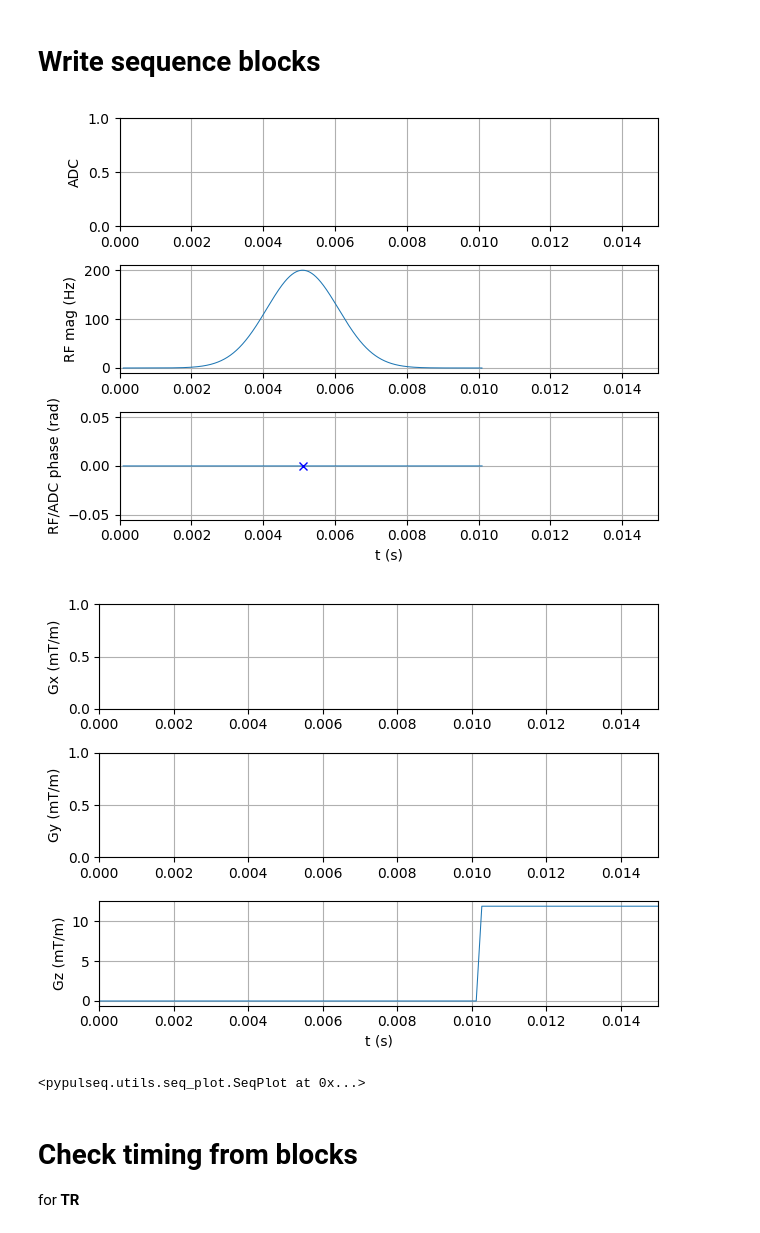
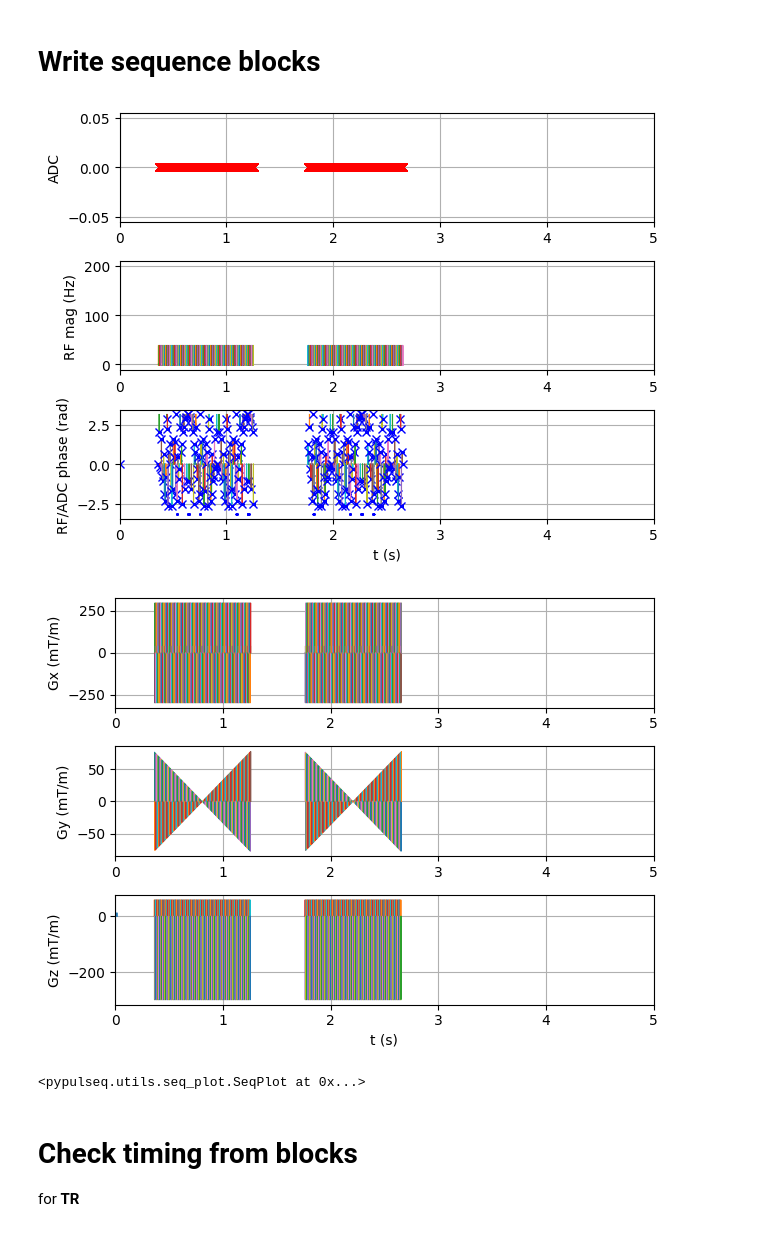
Before and after one commit to PreclinicalPulseq/bruker_pulseq_utils, a Jupyter notebook: bruker_seq/bruker_MP2RAGE.ipynb, the cells around one changed output. Saved outputs shown, nothing was run; the diff lists cells and outputs as text; code cells hidden in the pictures.

Commit message:
seq MP2RAGe : fix figure

```diff
--- a/bruker_seq/bruker_MP2RAGE.ipynb
+++ b/bruker_seq/bruker_MP2RAGE.ipynb
@@ -375,15 +375,15 @@ for iTR in range(nTR + nDummy):
 # %%
 #seq.plot(time_range=[0.8,0.9],grad_disp="mT/m")
 #%matplotlib widget
 %matplotlib inline
 
 #seq.plot(grad_disp="mT/m",time_range=(TI_2-0.010,TI_2+0.010),show_blocks=True,time_disp="s",label="LIN,PAR")
 #seq.plot(grad_disp="mT/m",time_range=(nDummy*TR_MP2RAGE,(nDummy+2)*TR_MP2RAGE),show_blocks=False,time_disp="s",label="LIN,PAR")
 
-seq.plot(grad_disp="mT/m",time_range=(0.0,0.015),show_blocks=False,time_disp="s")
+seq.plot(grad_disp="mT/m",time_range=(0.0,800),show_blocks=False,time_disp="s")
 # %% [output]
-[figure, old version]
+[figure, new version]
-[figure, old version]
+[figure, new version]
 <pypulseq.utils.seq_plot.SeqPlot at 0x...>
 # %% [markdown]
 # Check timing from blocks
```
Also changed, not shown: parts of 2 cells of this notebook.
